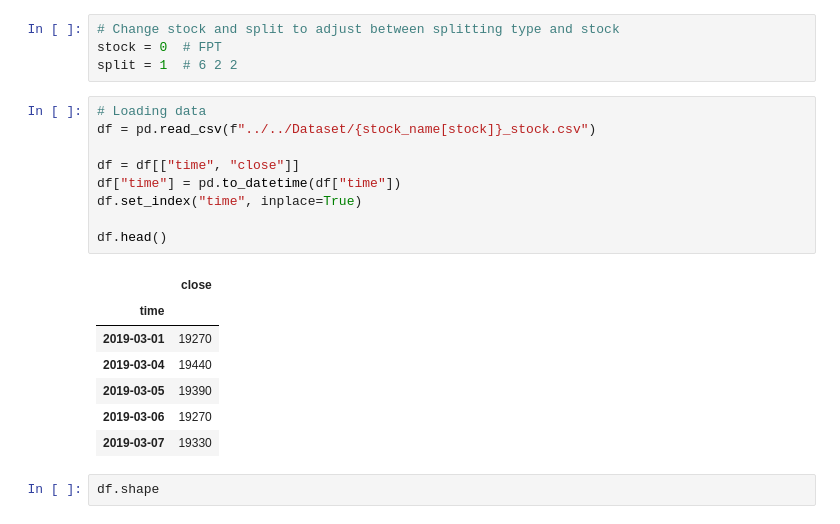
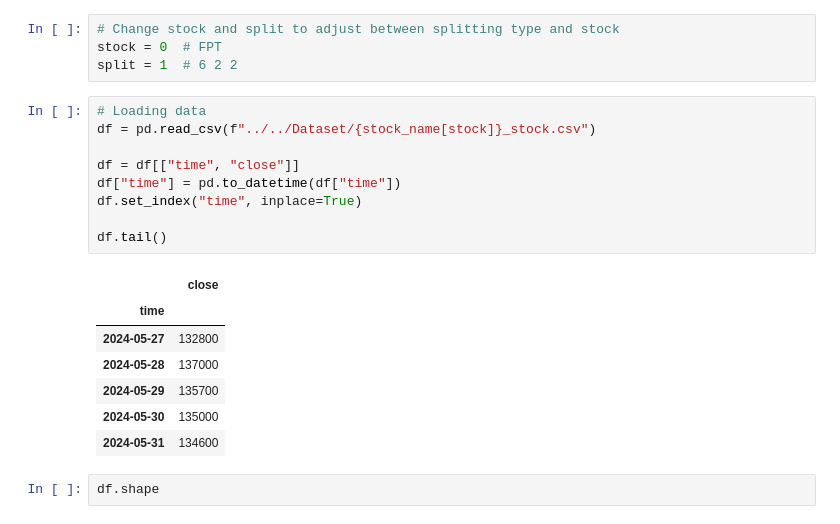
Before and after one commit to cawfee4/IS403_O22_HTCL_8, a Jupyter notebook: Model/RNN/RNN_FPT_622.ipynb, the cells around one changed output. Cells and saved outputs as stored; diff of their text form.

```diff
--- a/Model/RNN/RNN_FPT_622.ipynb
+++ b/Model/RNN/RNN_FPT_622.ipynb
@@ -28,20 +28,20 @@ split = 1  # 6 2 2
 # %%
 # Loading data
 df = pd.read_csv(f"../../Dataset/{stock_name[stock]}_stock.csv")
 
 df = df[["time", "close"]]
 df["time"] = pd.to_datetime(df["time"])
 df.set_index("time", inplace=True)
 
-df.head()
+df.tail()
 # %% [output]
 |  | close |
 | time |  |
-| 2019-03-01 | 19270 |
-| 2019-03-04 | 19440 |
-| 2019-03-05 | 19390 |
-| 2019-03-06 | 19270 |
-| 2019-03-07 | 19330 |
+| 2024-05-27 | 132800 |
+| 2024-05-28 | 137000 |
+| 2024-05-29 | 135700 |
+| 2024-05-30 | 135000 |
+| 2024-05-31 | 134600 |
 # %%
 df.shape
 # %% [output]
```
Also changed, not shown: parts of 9 cells of this notebook, 8 other files.
